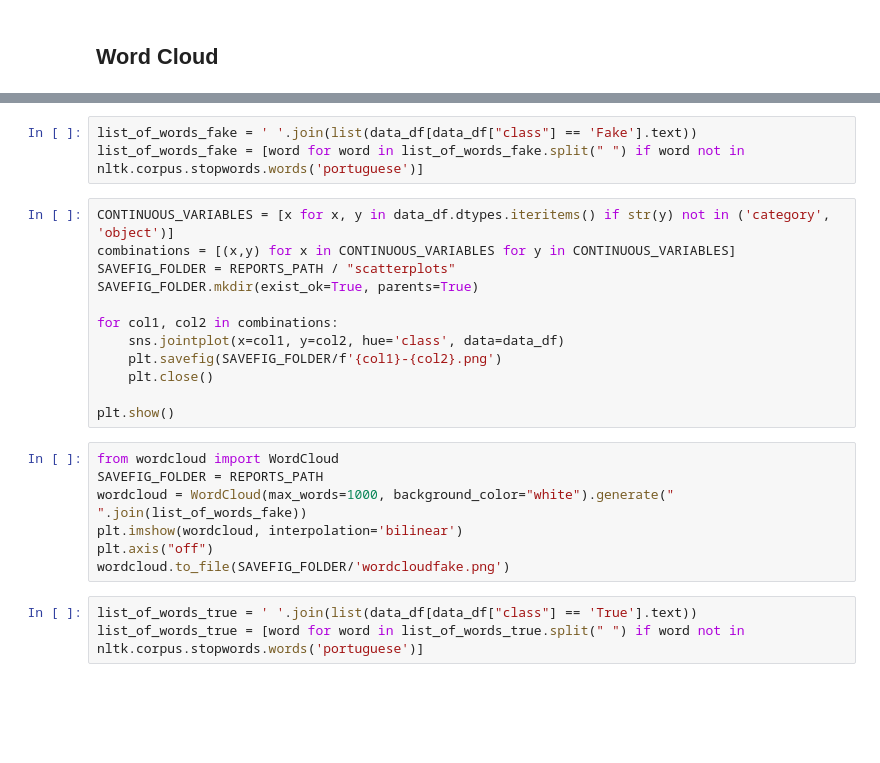
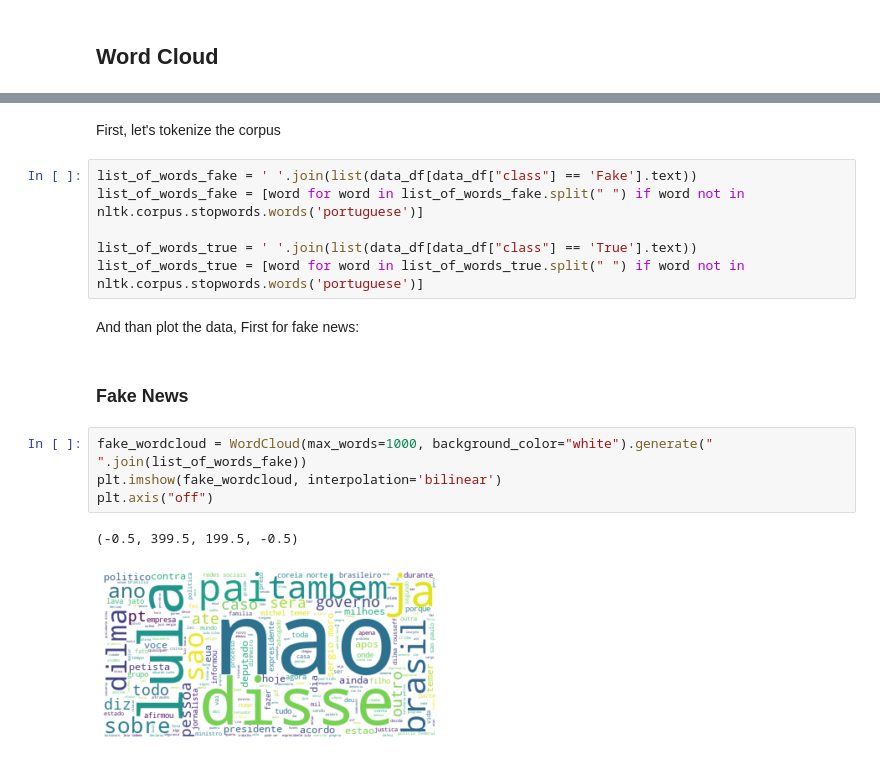
Before and after one commit to limagbz/fake-news-ptBR, a Jupyter notebook: notebooks/5 - Exploratory Data Analysis.ipynb, the cells around one changed output, grey strips where cells are left out. Saved outputs shown, nothing was run; the diff lists cells and outputs as text; blank space fills up the shorter version.

```diff
--- a/notebooks/5 - Exploratory Data Analysis.ipynb
+++ b/notebooks/5 - Exploratory Data Analysis.ipynb
@@ -231,26 +213,20 @@ nltk.download('stopwords')
+# %% [markdown]
+First, let's tokenize the corpus
 # %%
 list_of_words_fake = ' '.join(list(data_df[data_df["class"] == 'Fake'].text))
 list_of_words_fake = [word for word in list_of_words_fake.split(" ") if word not in nltk.corpus.stopwords.words('portuguese')]
+
+list_of_words_true = ' '.join(list(data_df[data_df["class"] == 'True'].text))
+list_of_words_true = [word for word in list_of_words_true.split(" ") if word not in nltk.corpus.stopwords.words('portuguese')]
-# %%
-CONTINUOUS_VARIABLES = [x for x, y in data_df.dtypes.iteritems() if str(y) not in ('category', 'object')]
-combinations = [(x,y) for x in CONTINUOUS_VARIABLES for y in CONTINUOUS_VARIABLES]
-SAVEFIG_FOLDER = REPORTS_PATH / "scatterplots"
-SAVEFIG_FOLDER.mkdir(exist_ok=True, parents=True)
-
-for col1, col2 in combinations:
-    sns.jointplot(x=col1, y=col2, hue='class', data=data_df)
-    plt.savefig(SAVEFIG_FOLDER/f'{col1}-{col2}.png')
-    plt.close()
-
-plt.show()
+# %% [markdown]
+And than plot the data, First for fake news:
+# %% [markdown]
+### Fake News
 # %%
-from wordcloud import WordCloud
-SAVEFIG_FOLDER = REPORTS_PATH
-wordcloud = WordCloud(max_words=1000, background_color="white").generate(" ".join(list_of_words_fake))
-plt.imshow(wordcloud, interpolation='bilinear')
+fake_wordcloud = WordCloud(max_words=1000, background_color="white").generate(" ".join(list_of_words_fake))
+plt.imshow(fake_wordcloud, interpolation='bilinear')
 plt.axis("off")
-wordcloud.to_file(SAVEFIG_FOLDER/'wordcloudfake.png')
+# %% [output]
+(-0.5, 399.5, 199.5, -0.5)
+[figure, added]
-# %%
-list_of_words_true = ' '.join(list(data_df[data_df["class"] == 'True'].text))
-list_of_words_true = [word for word in list_of_words_true.split(" ") if word not in nltk.corpus.stopwords.words('portuguese')]
 # %%
```
Also changed, not shown: parts of 41 cells of this notebook, 5 other files.
